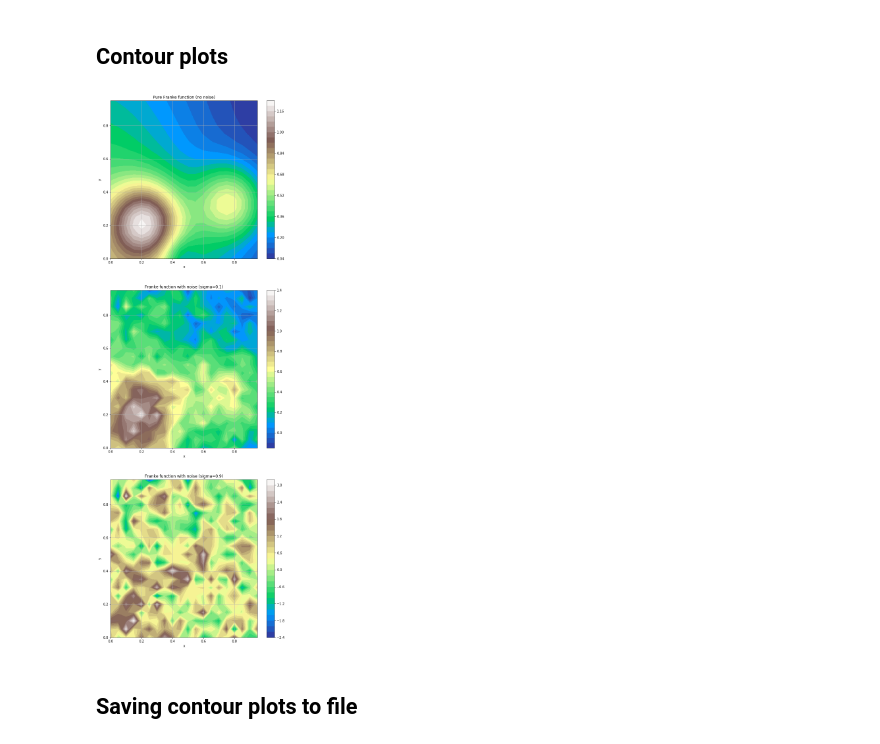
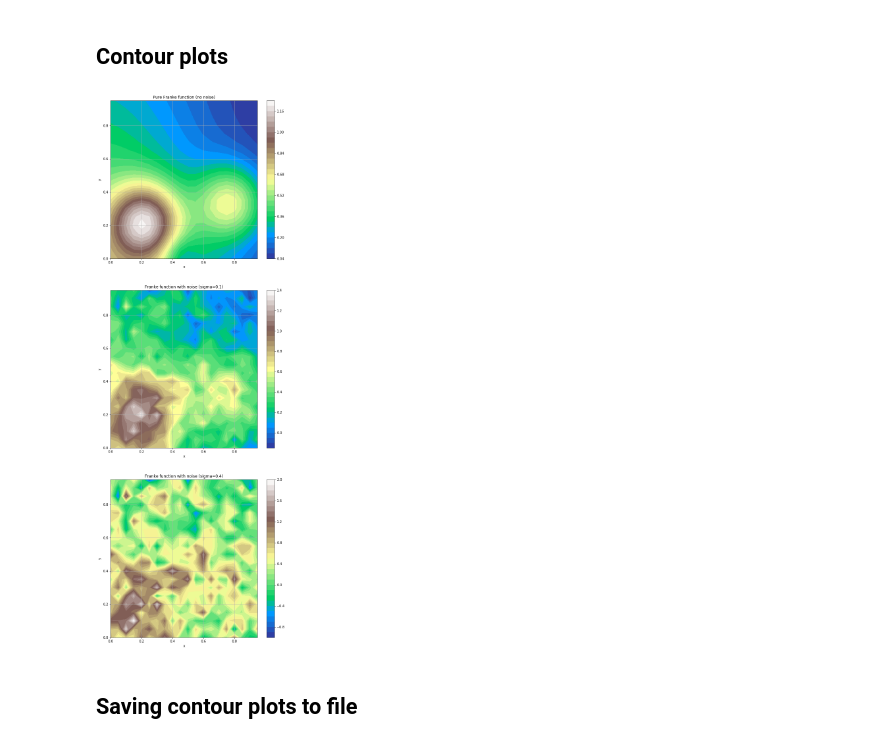
Before and after one commit to bjorngronntun/FYS-STK4155-project1, a Jupyter notebook: notebooks/20190905-visualizing-franke.ipynb, the cells around one changed output. Saved outputs shown, nothing was run; the diff lists cells and outputs as text; code cells hidden in the pictures.

```diff
--- a/notebooks/20190905-visualizing-franke.ipynb
+++ b/notebooks/20190905-visualizing-franke.ipynb
@@ -67,29 +67,29 @@ plt.show()
 # %%
 plt.figure(figsize=(10, 30))
 plt.subplot(311)
 plt.title('Pure Franke function (no noise)')
 plt.contourf(x, y, z_no_noise, cmap = 'terrain', levels=30)
 plt.xlabel('x')
 plt.ylabel('y')
 plt.colorbar()
 plt.grid(True)
 plt.subplot(312)
 plt.title('Franke function with noise (sigma=0.1)')
 plt.contourf(x, y, z_some_noise, cmap = 'terrain', levels=30)
 plt.xlabel('x')
 plt.ylabel('y')
 plt.colorbar()
 plt.grid(True)
 plt.subplot(313)
-plt.title('Franke function with noise (sigma=0.9)')
+plt.title('Franke function with noise (sigma=0.4)')
 plt.contourf(x, y, z_noisy, cmap = 'terrain', levels=30)
 plt.xlabel('x')
 plt.ylabel('y')
 plt.colorbar()
 plt.grid(True)
 plt.show()
 # %% [output]
-[figure, old version]
+[figure, new version]
 # %% [markdown]
 ## Saving contour plots to file
 # %%
```
Also changed, not shown: parts of 3 cells of this notebook, 19 other files.
